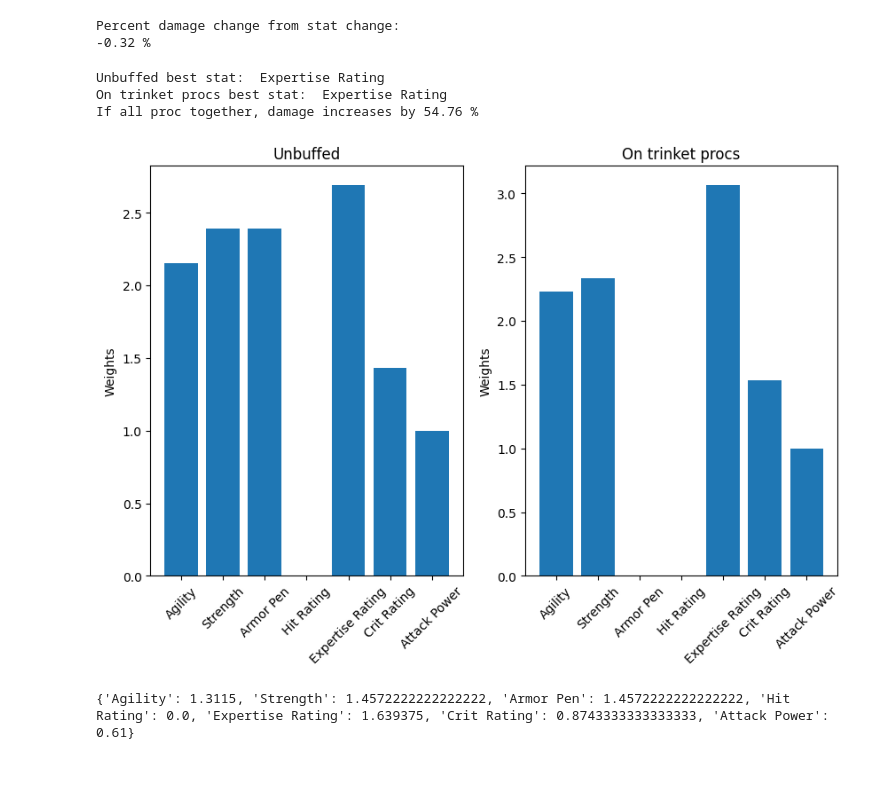
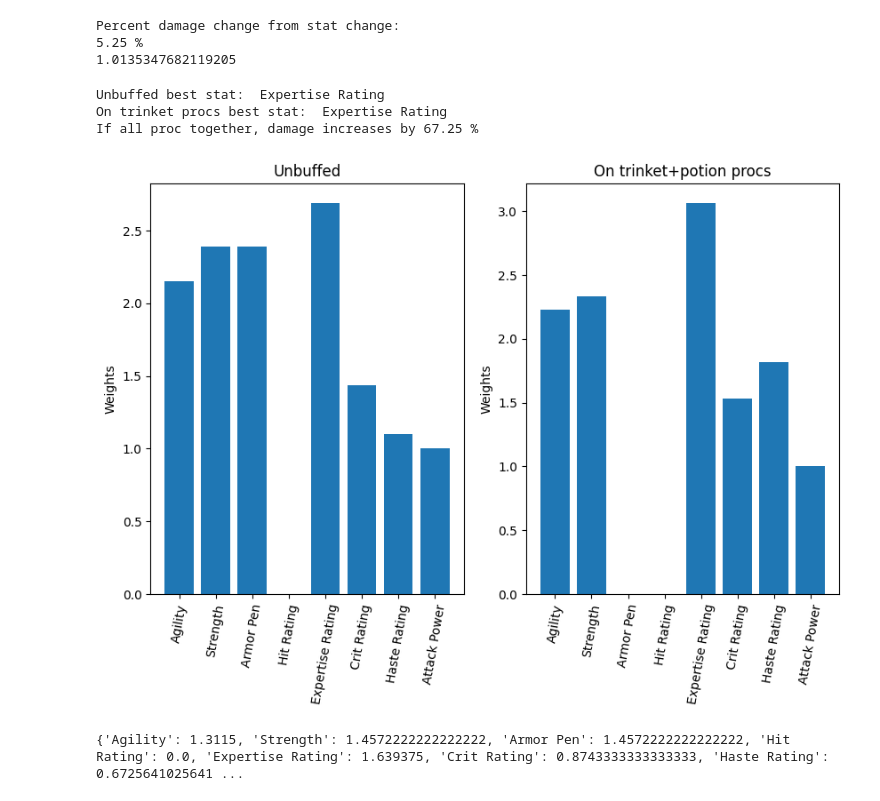
Before and after one commit to mattgomer/wow-game-calculator, a Jupyter notebook: WoWStatCalculator.ipynb, the cells around one changed output. Drawn from its saved outputs; the diff is of its cells as text; code cells hidden in the pictures; blank space fills up the shorter version.

Commit message:
added haste stat

```diff
--- a/WoWStatCalculator.ipynb
+++ b/WoWStatCalculator.ipynb
@@ -48,8 +48,15 @@ class DruidStatCalculator():
         crit_chance=min(crit_chance,1)
         return crit_chance*crit_value+(1-crit_chance)
 
+    def haste_multiplier(self, stats, melee_fraction=0.3):
+        #assume melee_fraction of damage comes from auto attacks (based on logs I think it's around 30%)
+        haste_speedup=stats['Haste Rating']/25.25/100
+        attack_speed_time=(1-haste_speedup)
+        percent_damage_increase=(1/attack_speed_time)-1
+        return 1+percent_damage_increase*melee_fraction
+
     def overall_multiplier(self, stats):
-        return self.ArP_multiplier(stats)*self.hit_multiplier(stats)*self.expertise_multiplier(stats)*self.crit_multiplier(stats)
+        return self.ArP_multiplier(stats)*self.hit_multiplier(stats)*self.expertise_multiplier(stats)*self.crit_multiplier(stats)*self.haste_multiplier(stats)
 
     def overall_damage(self, stats):
         return self.overall_multiplier(stats)*stats['Attack Power']
@@ -62,6 +69,7 @@ class DruidStatCalculator():
         self.new_stats['Hit Rating'] += stat_changes['Hit Rating']
         self.new_stats['Expertise Rating'] += stat_changes['Expertise Rating']
         self.new_stats['Crit Chance'] += stat_changes['Crit Rating']/45.91/100 + hotw*stat_changes['Agility']/83.33/100
+        self.new_stats['Haste Rating'] += stat_changes['Haste Rating']
 
     def damage_change(self,stat_changes):
         self.modify_stats(stat_changes)
@@ -75,6 +83,7 @@ class DruidStatCalculator():
             'Hit Rating' : 0,
             'Expertise Rating' : 0,
             'Crit Rating': 0,
+            'Haste Rating': 0,
             'Attack Power' : 0}
         corresponding_damages=[]
         stat_names=[]
@@ -99,6 +108,7 @@ class DruidStatCalculator():
             'Hit Rating' : 0,
             'Expertise Rating' : 0,
             'Crit Rating': 0,
+            'Haste Rating': 0,
             'Attack Power' : 0}
         stat_names=[]
         weights=[]
@@ -133,7 +143,7 @@ class DruidStatCalculator():
         # plt.xlabel('Stat')
         ax.set_ylabel('Weights')
         ax.set_title('Stat Priority')
-        ax.tick_params(axis='x', rotation=45)
+        ax.tick_params(axis='x', rotation=80)
         # plt.show()
 
     def update_stats(self,stats):
@@ -146,65 +156,71 @@ stat_changes={
     'Hit Rating' : 45,
     'Expertise Rating' : 0,
     'Crit Rating': -38,
+    'Haste Rating': 0,
     'Attack Power' : -89}
 
-# stat_changes={
-#     'Agility' : 1,
-#     'Strength' : 0,
-#     'Armor Pen' : 102,
-#     'Hit Rating' : -74,
-#     'Expertise Rating' : 0,
-#     'Crit Rating': -91,
-#     'Attack Power' : 12+187*1.1}
+stat_changes={
+    'Agility' : 1,
+    'Strength' : 0,
+    'Armor Pen' : 102,
+    'Hit Rating' : -74,
+    'Expertise Rating' : 0,
+    'Crit Rating': -91,
+    'Haste Rating': 90,
+    'Attack Power' : 12+187*1.1}
 
 current_stats={
     'Armor Pen' : 639,
     'Hit Rating' : 360,
     'Expertise Rating' : 10,
     'Attack Power' : 8435,
-    'Crit Chance': 0.6200}
+    'Crit Chance': 0.6200,
+    'Haste Rating': 109}
 
 calc=DruidStatCalculator(current_stats)
 print('Percent damage change from stat change:')
 percent_change=(calc.damage_change(stat_changes)-1)*100
 print(f'{percent_change:.2f} %')
+print(calc.haste_multiplier(current_stats))
 # %% [output]
 Percent damage change from stat change:
--0.32 %
+5.25 %
+1.0135347682119205
 # %%
 #compare stat priority with and without trinket procs
 calc.update_stats(current_stats)
 print('Unbuffed best stat: ', calc.best_stat())
 f,ax=plt.subplots(1,2,figsize=(10,6))
 calc.plot_stat_prio(ax=ax[0])
 unbuffed_damage=calc.current_damage
 ax[0].set_title('Unbuffed')
 
 procs={
-    'Agility' : 650,
+    'Agility' : 650, #idol of mutilation + death's verdict
     'Strength' : 0,
-    'Armor Pen' : 751,
+    'Armor Pen' : 751, #mjolnir runestone
     'Hit Rating' : 0,
     'Expertise Rating' : 0,
     'Crit Rating': 0,
-    'Attack Power' : 400}
+    'Haste Rating': 500, #potion of speed
+    'Attack Power' : 400} #berserking enchant
 
 calc.modify_stats(procs)
 procced_stats=calc.new_stats
 calc.update_stats(procced_stats)
 trinket_damage=calc.current_damage
 
 print('On trinket procs best stat: ', calc.best_stat())
 print(f'If all proc together, damage increases by {(trinket_damage/unbuffed_damage-1)*100:.2f} %')
 # print(calc.stat_priority())
 calc.plot_stat_prio(ax=ax[1])
-ax[1].set_title('On trinket procs')
+ax[1].set_title('On trinket+potion procs')
 plt.show()
 # %% [output]
 Unbuffed best stat:  Expertise Rating
 On trinket procs best stat:  Expertise Rating
-If all proc together, damage increases by 54.76 %
+If all proc together, damage increases by 67.25 %
-[figure, old version]
+[figure, new version]
 # %%
 #normalized by factor of 0.61 for pawn addon
 calc.update_stats(current_stats)
@@ -212,4 +228,4 @@ weights=[value*0.61 for value in list(calc.stat_priority().values())]
 stat_names=list(calc.stat_priority().keys())
 print(dict(zip(stat_names,weights)))
 # %% [output]
-{'Agility': 1.3115, 'Strength': 1.4572222222222222, 'Armor Pen': 1.4572222222222222, 'Hit Rating': 0.0, 'Expertise Rating': 1.639375, 'Crit Rating': 0.8743333333333333, 'Attack Power': 0.61}
+{'Agility': 1.3115, 'Strength': 1.4572222222222222, 'Armor Pen': 1.4572222222222222, 'Hit Rating': 0.0, 'Expertise Rating': 1.639375, 'Crit Rating': 0.8743333333333333, 'Haste Rating': 0.6725641025641 ...
```
